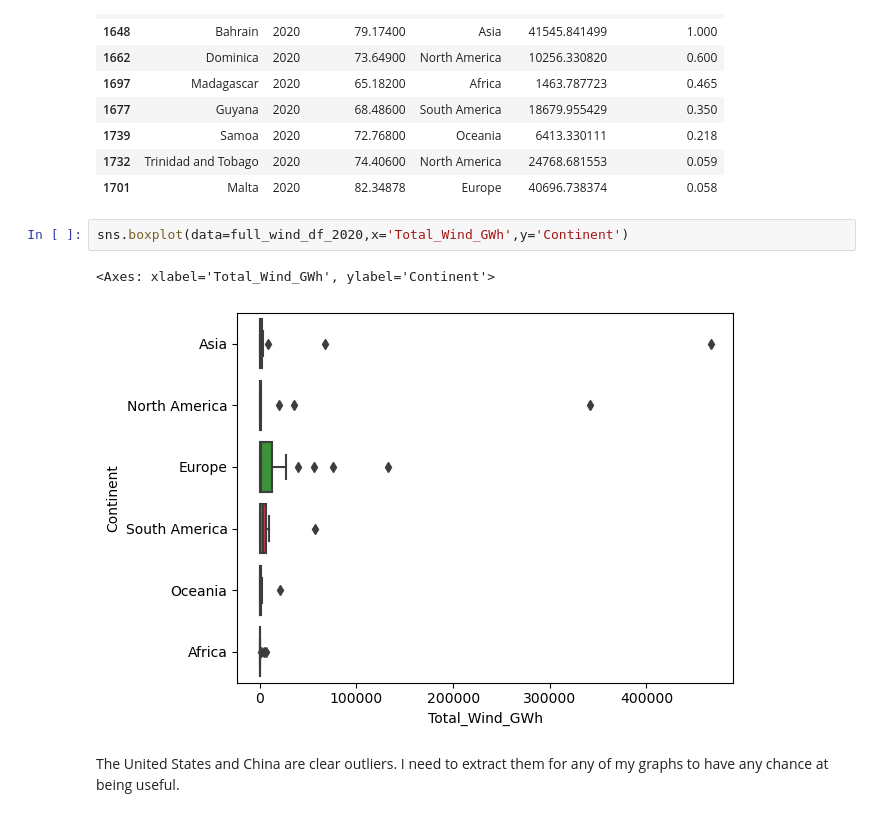
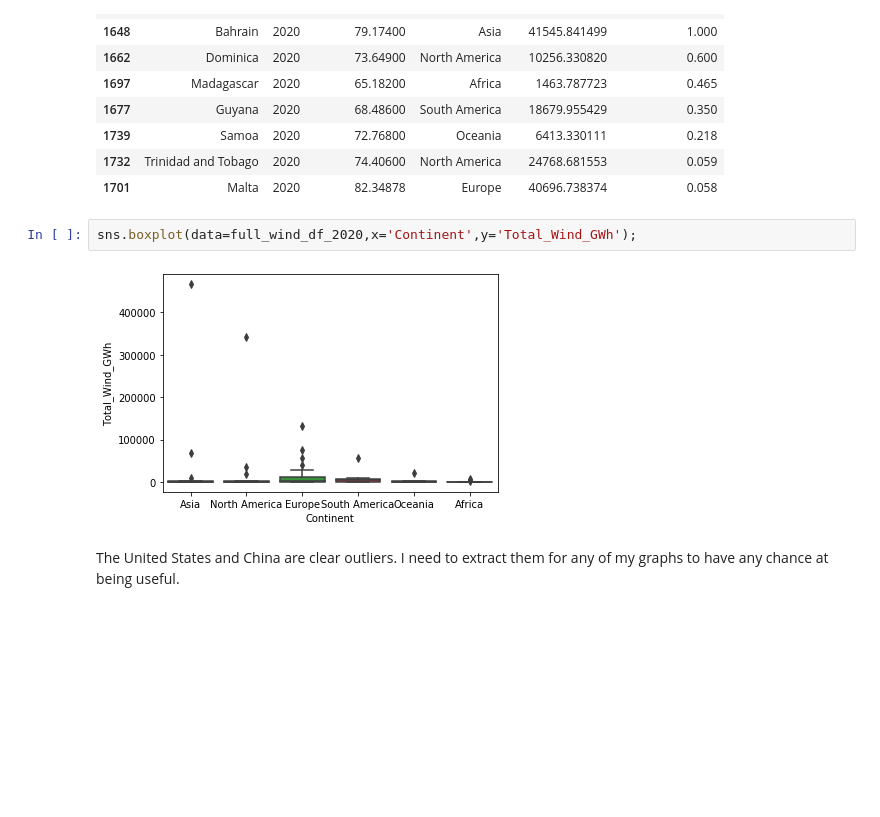
Before and after one commit to ballir27/un-exploration, a Jupyter notebook: Notebooks/Wind_Data_Solo_Exploration.ipynb, the cells around one changed output. Saved outputs shown, nothing was run; the diff lists cells and outputs as text; blank space fills up the shorter version.

Commit message:
Final Wind Data Solo Exploration for Presentation

```diff
--- a/Notebooks/Wind_Data_Solo_Exploration.ipynb
+++ b/Notebooks/Wind_Data_Solo_Exploration.ipynb
@@ -213,10 +211,9 @@ full_wind_df_2020.tail(10)
 | 1732 | Trinidad and Tobago | 2020 | 74.40600 | North America | 24768.681553 | 0.059 |
 | 1701 | Malta | 2020 | 82.34878 | Europe | 40696.738374 | 0.058 |
 # %%
-sns.boxplot(data=full_wind_df_2020,x='Total_Wind_GWh',y='Continent')
+sns.boxplot(data=full_wind_df_2020,x='Continent',y='Total_Wind_GWh');
 # %% [output]
-<Axes: xlabel='Total_Wind_GWh', ylabel='Continent'>
-[figure, old version]
+[figure, new version]
 # %% [markdown]
 The United States and China are clear outliers. I need to extract them for any of my graphs to have any chance at being useful.
 # %%
```
Also changed, not shown: parts of 12 cells of this notebook.
